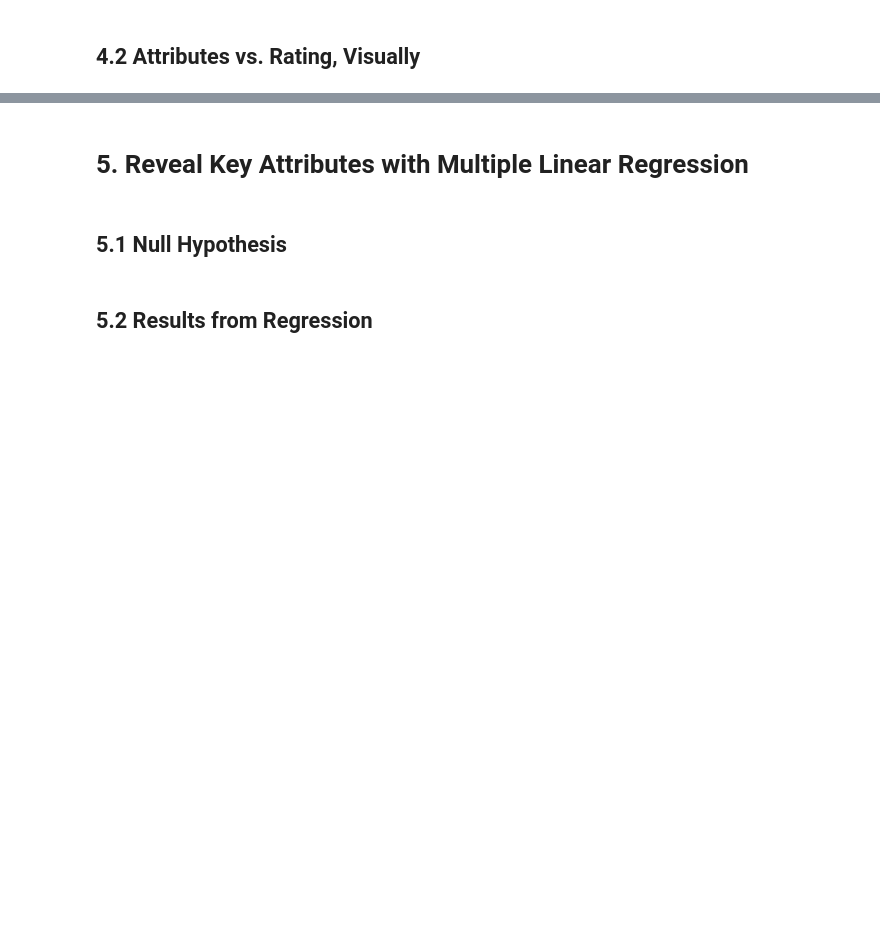
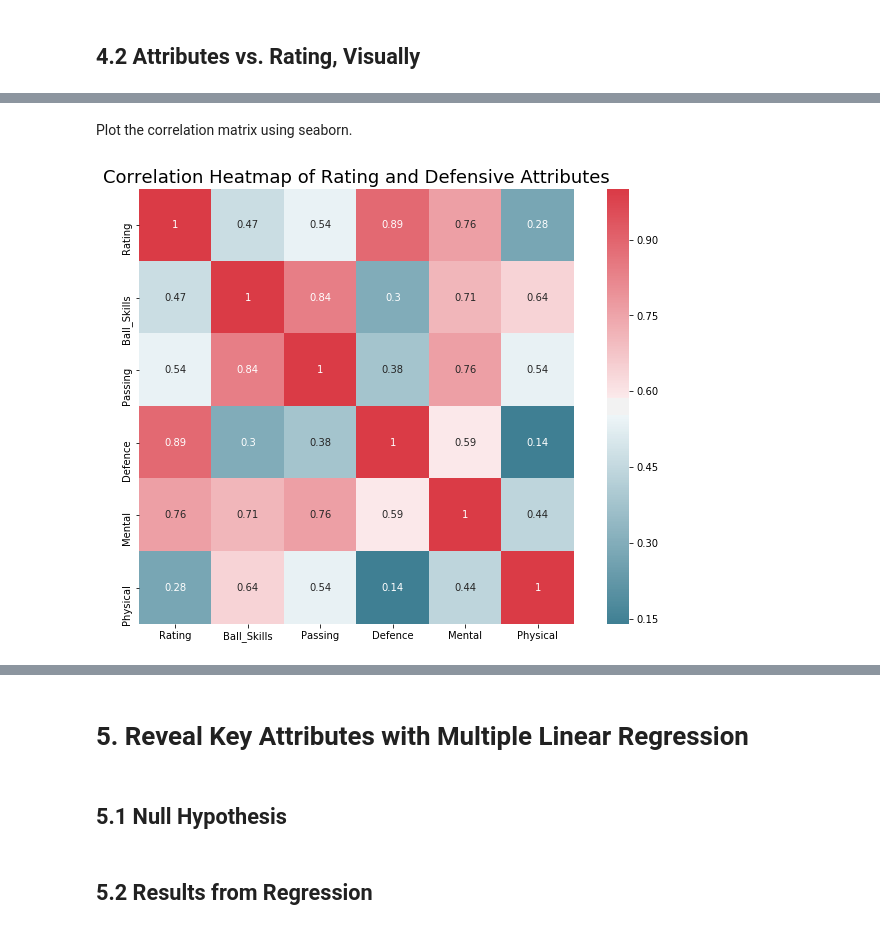
Before and after one commit to JamesHuang22/fifa, a Jupyter notebook: fifa_nb.ipynb, the cells around one changed output, grey strips where cells are left out. Drawn from its saved outputs; the diff is of its cells as text; code cells hidden in the pictures; blank space fills up the shorter version.

```diff
--- a/fifa_nb.ipynb
+++ b/fifa_nb.ipynb
@@ -354,0 +391,6 @@ Group Attributes By Category
+# %%
+new_df_list = ['Name','Club_Position','Rating'] + def_attrs_list
+
+def_with_attrs = defenders.copy()
+def_with_attrs = def_with_attrs[new_df_list]
+def_with_attrs.head()
@@ -354,0 +410,8 @@ Group Attributes By Category
+# %%
+# could have used a loop here, but this makes it very clear what is happening
+def_with_attrs['Ball_Skills'] = def_with_attrs[ball_skills].mean(axis=1)
+def_with_attrs['Passing'] = def_with_attrs[passing].mean(axis=1)
+def_with_attrs['Defence'] = def_with_attrs[defence].mean(axis=1)
+def_with_attrs['Mental'] = def_with_attrs[mental].mean(axis=1)
+def_with_attrs['Physical'] = def_with_attrs[physical].mean(axis=1)
+def_with_attrs.head()
@@ -354,0 +428,4 @@ Group Attributes By Category
+# %%
+def_grouped_df_list = ['Name','Club_Position','Rating','Ball_Skills','Passing','Defence','Mental','Physical']
+def_grouped = def_with_attrs[def_grouped_df_list]
+def_grouped.head()
@@ -362,0 +445,4 @@ Scatter Plots
+# %%
+just_cats = def_grouped[['Rating','Ball_Skills','Passing','Defence','Mental','Physical']]
+just_cats = just_cats.corr()
+just_cats
@@ -362,0 +457,10 @@ Scatter Plots
+# %% [markdown]
+Plot the correlation matrix using seaborn.
+# %%
+plt.figure(figsize=(12,8))
+plt.title("Correlation Heatmap of Rating and Defensive Attributes", fontsize=18)
+sns.heatmap(just_cats, cmap=sns.diverging_palette(220, 10, as_cmap=True),
+            square=True, annot=True)
+plt.show()
+# %% [output]
+[figure, added]
```
Also changed, not shown: parts of 24 cells of this notebook, 2 other files.
